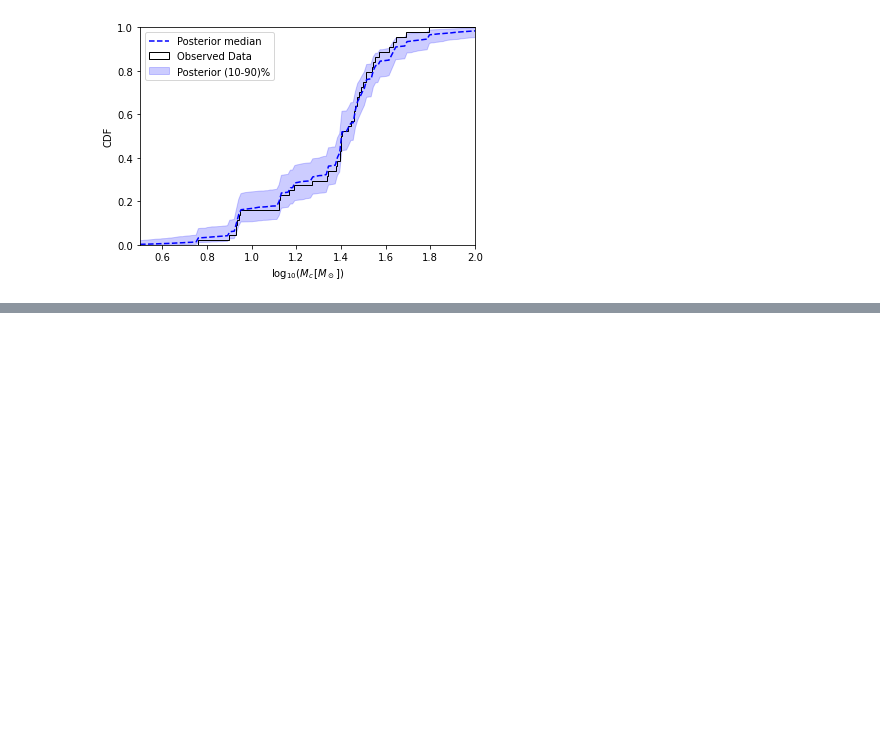
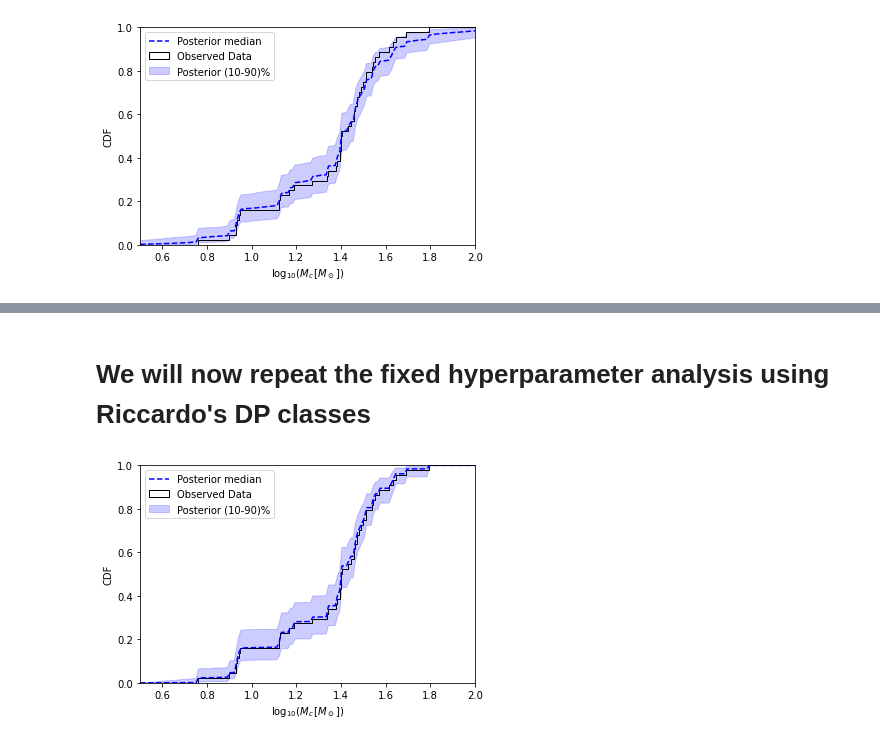
Before and after one commit to cjm96/DPplayground, a Jupyter notebook: ObservedChirpMassDistribution.ipynb, the cells around one changed output, grey strips where cells are left out. Cells and saved outputs as stored; diff of their text form; code cells hidden in the pictures; blank space fills up the shorter version.

```diff
--- a/ObservedChirpMassDistribution.ipynb
+++ b/ObservedChirpMassDistribution.ipynb
@@ -178,0 +199,2 @@ plt.ylabel('PDF');
+# %% [markdown]
+# We will now repeat the fixed hyperparameter analysis using Riccardo's DP classes
@@ -178,0 +276,30 @@ plt.ylabel('PDF');
+# %%
+DP = DirichletProcessInference(base=np.random.uniform,
+                               alpha=1.0,
+                               data=obs,
+                               hyperparameters=(1.4, 0.5))
+
+phi_k, pi_k = DP.PosteriorSamples_new(size=N, K=K)
+# %%
+# Compute the CDFs
+log10Mc_plot = np.linspace(0.5, 2.5, 200)
+sample_cdfs = (pi_k[..., np.newaxis] * np.less.outer(phi_k, log10Mc_plot)).sum(axis=1)
+low, mid, up = np.percentile(sample_cdfs, [10, 50, 90], axis=0)
+
+# Plotting
+fig, ax = plt.subplots()
+
+ax.hist(obs, bins=sorted(obs)+[999], density=True, color='k',
+        histtype='step', cumulative=True, label='Observed Data')
+
+ax.plot(log10Mc_plot, mid, 'b--', label='Posterior median')
+ax.fill_between(log10Mc_plot, low, up, color='b',
+                alpha=0.2, label='Posterior (10-90)%')
+
+plt.legend(loc='upper left')
+plt.xlim(0.5, 2.)
+plt.ylim(0,1)
+plt.xlabel(r"$\log_{10}\left(M_c\,[M_\odot]\right)$")
+plt.ylabel('CDF');
+# %% [output]
+[figure, added]
```
Also changed, not shown: parts of 7 cells of this notebook, 4 other files.
